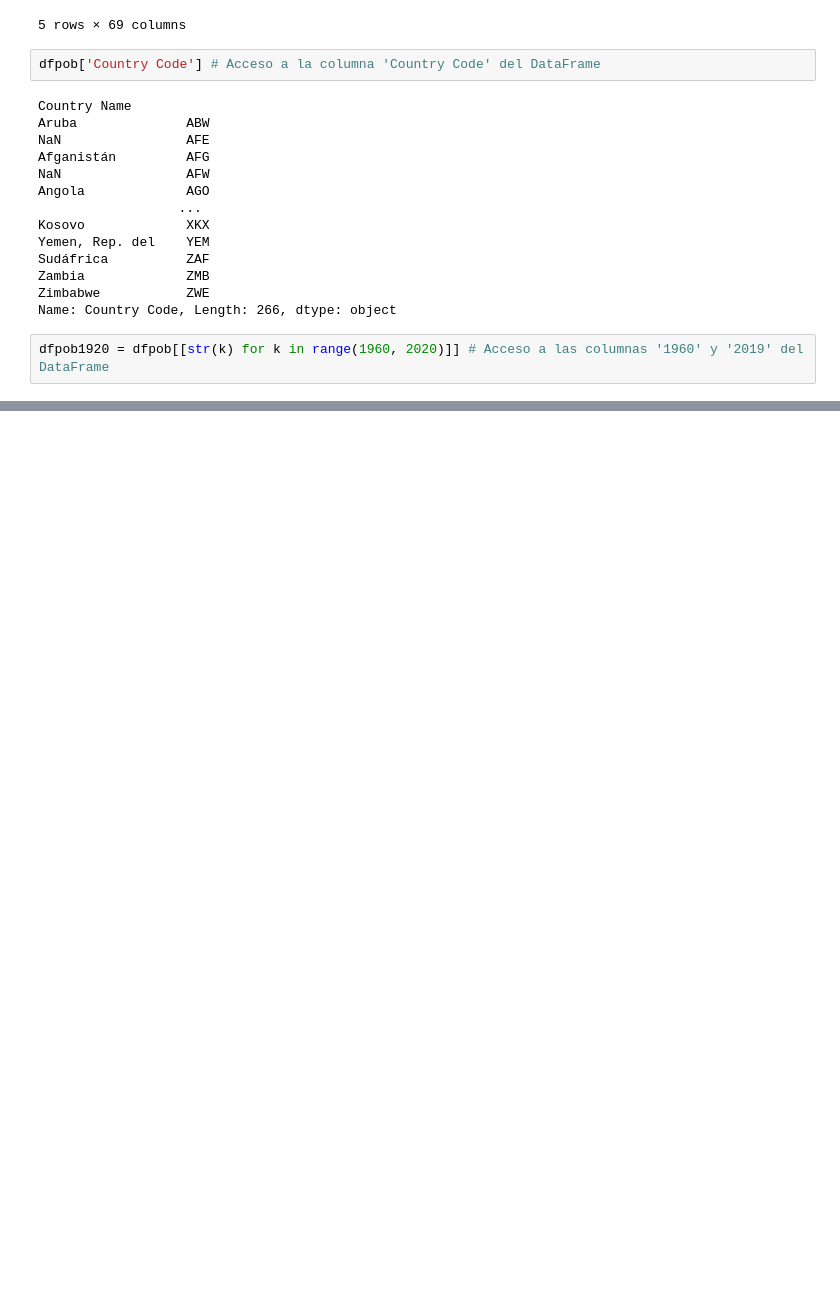
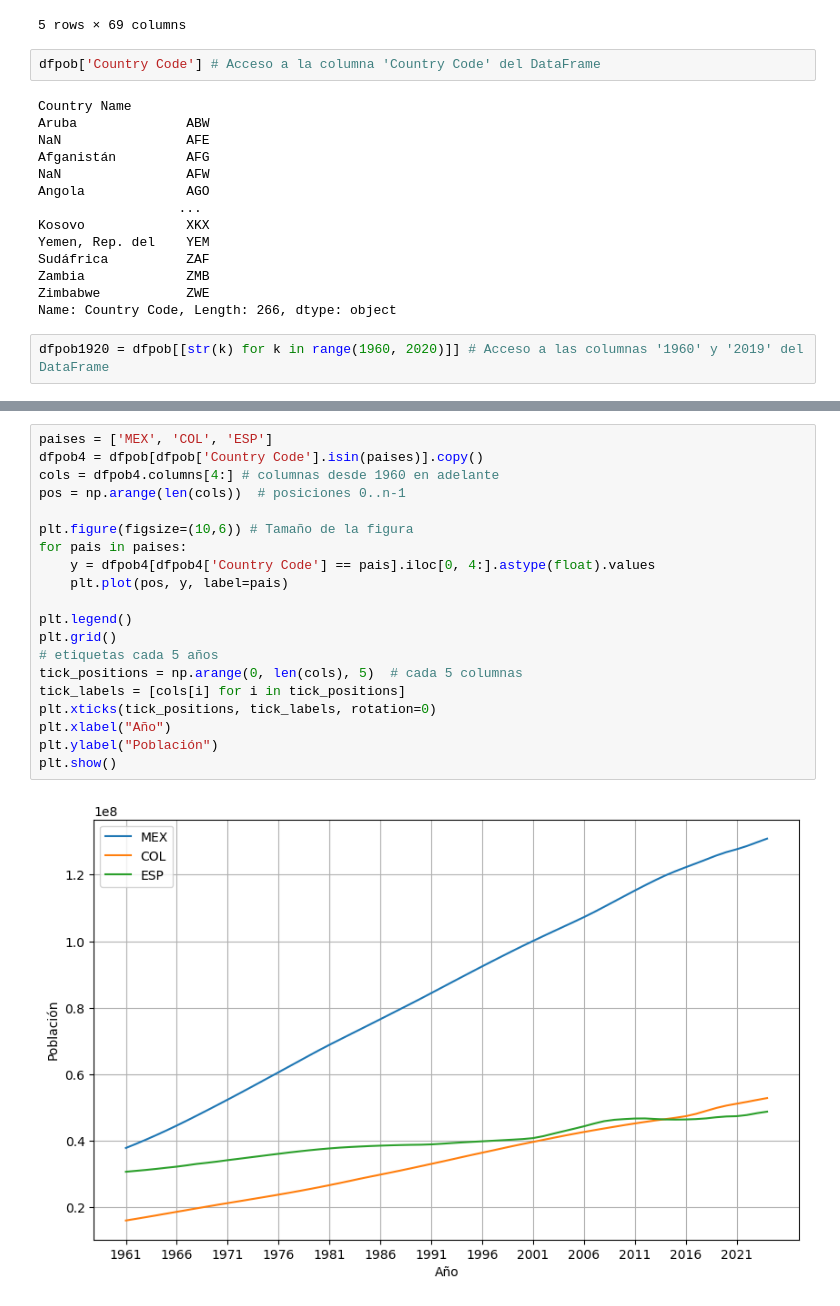
Before and after one commit to Gael-M0/PracticaUDM, a Jupyter notebook: udemy/Python_DataScience/pandas.ipynb, the cells around one changed output, grey strips where cells are left out. Drawn from its saved outputs; the diff is of its cells as text; blank space fills up the shorter version.

```diff
--- a/udemy/Python_DataScience/pandas.ipynb
+++ b/udemy/Python_DataScience/pandas.ipynb
@@ -453,3 +453,25 @@ display(dfpob1920)
 | Zambia | 3153729.0 | 3254086.0 | 3358099.0 | 3465907.0 | 3577017.0 | 3692086.0 | 3812003.0 | 3936343.0 | 4065593.0 | 4197116.0 | ... |
 | Zimbabwe | 3809389.0 | 3930401.0 | 4055959.0 | 4185877.0 | 4320006.0 | 4458462.0 | 4601217.0 | 4748307.0 | 4900440.0 | 5058181.0 | ... |
 266 rows × 60 columns
+# %%
+paises = ['MEX', 'COL', 'ESP']
+dfpob4 = dfpob[dfpob['Country Code'].isin(paises)].copy()
+cols = dfpob4.columns[4:] # columnas desde 1960 en adelante
+pos = np.arange(len(cols))  # posiciones 0..n-1
+
+plt.figure(figsize=(10,6)) # Tamaño de la figura
+for pais in paises:
+    y = dfpob4[dfpob4['Country Code'] == pais].iloc[0, 4:].astype(float).values
+    plt.plot(pos, y, label=pais)
+
+plt.legend()
+plt.grid()
+# etiquetas cada 5 años
+tick_positions = np.arange(0, len(cols), 5)  # cada 5 columnas
+tick_labels = [cols[i] for i in tick_positions]
+plt.xticks(tick_positions, tick_labels, rotation=0)
+plt.xlabel("Año")
+plt.ylabel("Población")
+plt.show()
+# %% [output]
+[figure, added]
```
Also changed, not shown: parts of 4 cells of this notebook.
